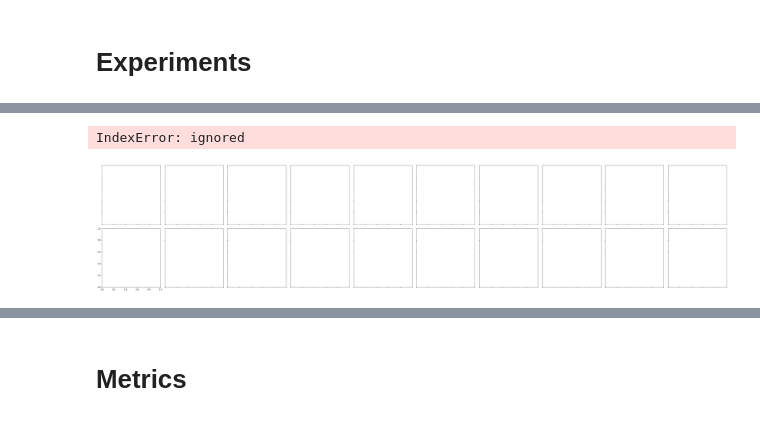
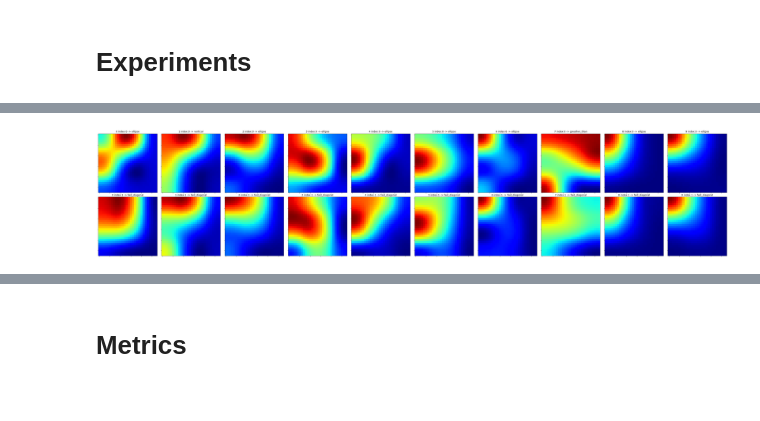
Before and after one commit to fsilvestrim/thesis, a Jupyter notebook: Geo_Cam.ipynb, the cells around one changed output, grey strips where cells are left out. Drawn from its saved outputs; the diff is of its cells as text; code cells hidden in the pictures.

```diff
--- a/Geo_Cam.ipynb
+++ b/Geo_Cam.ipynb
@@ -240,14 +240,15 @@ def get_boundingbox(image):
 def get_grid_position(position, size, boundingbox=None, divisions=(3,3)):
   min_x = 0 if boundingbox is None else boundingbox[0]
   min_y = 0 if boundingbox is None else boundingbox[1]
-  max_x = size[0] if boundingbox is None else boundingbox[2]
-  max_y = size[1] if boundingbox is None else boundingbox[3]
+  max_x = size[0] if boundingbox is None else boundingbox[0] + boundingbox[2]
+  max_y = size[1] if boundingbox is None else boundingbox[1] + boundingbox[3]
   x = np.clip(position[0], min_x, max_x) - min_x
   y = np.clip(position[1], min_y, max_y) - min_y
 
   horizontal_idx =  np.minimum(x / (max_x / divisions[0]), divisions[0]-1)
   vertical_idx =  np.minimum(y / (max_y / divisions[1]), divisions[1]-1)
 
+  # print(f"{vertical_idx}, {horizontal_idx} => {position} - {x}, {y} [{boundingbox}]")
   return np.int0(vertical_idx), np.int0(horizontal_idx)
 # %%
 def get_verbose_grid_position(vertical_idx, horizontal_idx):
@@ -820,14 +815,15 @@ The number 9 can be explained by having a(n) ellipse on the top-left.
 # %%
-samples = 1
+samples = 100
 descriptions = dict()
+
 with tqdm(total=(samples * mnist_num_classes), position=0, leave=True) as pbar:
-  for category in range(mnist_num_classes):
-      descriptions[category] = dict()
+  for mnist_category in range(mnist_num_classes):
+      descriptions[mnist_category] = dict()
       decomposed_category = np.zeros(shape=(mnist_num_classes))
-      decomposed_category[category] = 1
+      decomposed_category[mnist_category] = 1
 
       for geo_class in range(len(dataset_labels)):
-          descriptions[category][dataset_labels[geo_class]] = []
+          descriptions[mnist_category][geo_class] = []
 
       for i in range(samples):
         validation_idx = random.choice(np.argwhere(np.equal(mnist_test[1], decomposed_category).all(1)))[0]
@@ -837,10 +833,10 @@ with tqdm(total=(samples * mnist_num_classes), position=0, leave=True) as pbar:
         # geo cam
         cam, extras = get_maskedcam_predictions(test_image, len(dataset_labels), cam_method=cam_method, threshold=cam_threshold)
 
-        for key in extras['grid_pos']:
-          verbose_key = dataset_labels[key]
-          print(key)
-          for grid_position in extras['grid_pos'][key]:
-            descriptions[category][verbose_key].append(grid_position)
+        for i in range(2):
+          geo_category_key = extras['order'][i]
+
+          for grid_position in extras['grid_pos'][geo_category_key]:
+            descriptions[mnist_category][geo_category_key].append(grid_position)
 
         pbar.update()
@@ -908,33 +843,32 @@ with tqdm(total=(samples * mnist_num_classes), position=0, leave=True) as pbar:
 # %%
 # heightmap
 image_idx = 0
 fig = plt.figure(figsize=(56, 56))
 grid = ImageGrid(fig, 111, nrows_ncols=(2, mnist_num_classes), axes_pad=0.3, label_mode="1", direction='column')
 
 for category in range(mnist_num_classes):
   heightmap = np.zeros((3, 3))
   geo_category = descriptions[category]
   index = 0
 
   for geo_cat in sorted(geo_category, key=lambda k: len(geo_category[k]), reverse=True):
-    title = f"{category} index:{index} -> {geo_cat}"
+    title = f"{category} index:{index} -> {dataset_labels[geo_cat]}"
 
     for grid_position in geo_category[geo_cat]:
       heightmap[grid_position] += 1
 
     heigthmap = get_heatmap(heightmap, mnist_shape, True)
     show_image(heigthmap, mnist_shape, title, ax=grid[image_idx], cmap='jet')
     image_idx += 1
 
     if index < 1:
       index += 1
     else:
       break
 
 plt.show()
 # %% [output]
-IndexError: ignored
-[figure, old version]
+[figure, new version]
 # %%
 print("DESCRIPTIONS:")
 
```
Also changed, not shown: parts of 13 cells of this notebook.
